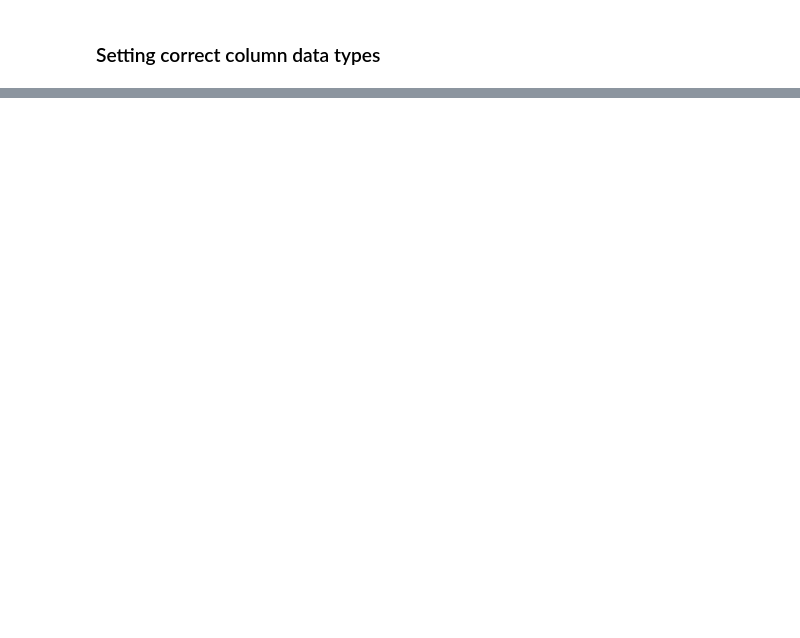
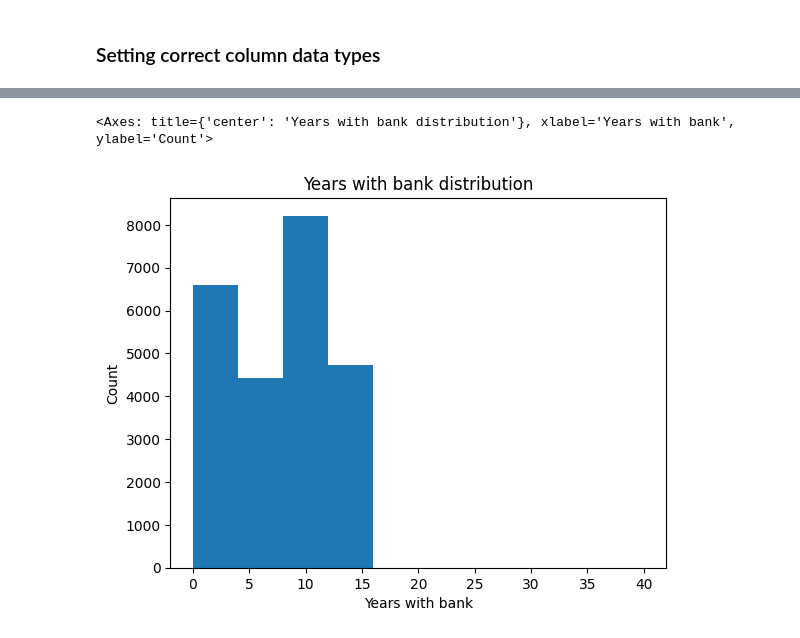
Before and after one commit to alkenderesi/mortgage-analytics, a Jupyter notebook: notebooks/2. Data cleaning.ipynb, the cells around one changed output, grey strips where cells are left out. Cells and saved outputs as stored; diff of their text form; code cells hidden in the pictures; blank space fills up the shorter version.

```diff
--- a/notebooks/2. Data cleaning.ipynb
+++ b/notebooks/2. Data cleaning.ipynb
@@ -89,0 +218,5 @@ for column in date_columns:
+# %%
+df["YEARS_WITH_BANK"].plot(kind="hist", title="Years with bank distribution", xlabel="Years with bank", ylabel="Count")
+# %% [output]
+<Axes: title={'center': 'Years with bank distribution'}, xlabel='Years with bank', ylabel='Count'>
+[figure, added]
```
Also changed, not shown: parts of 31 cells of this notebook.
